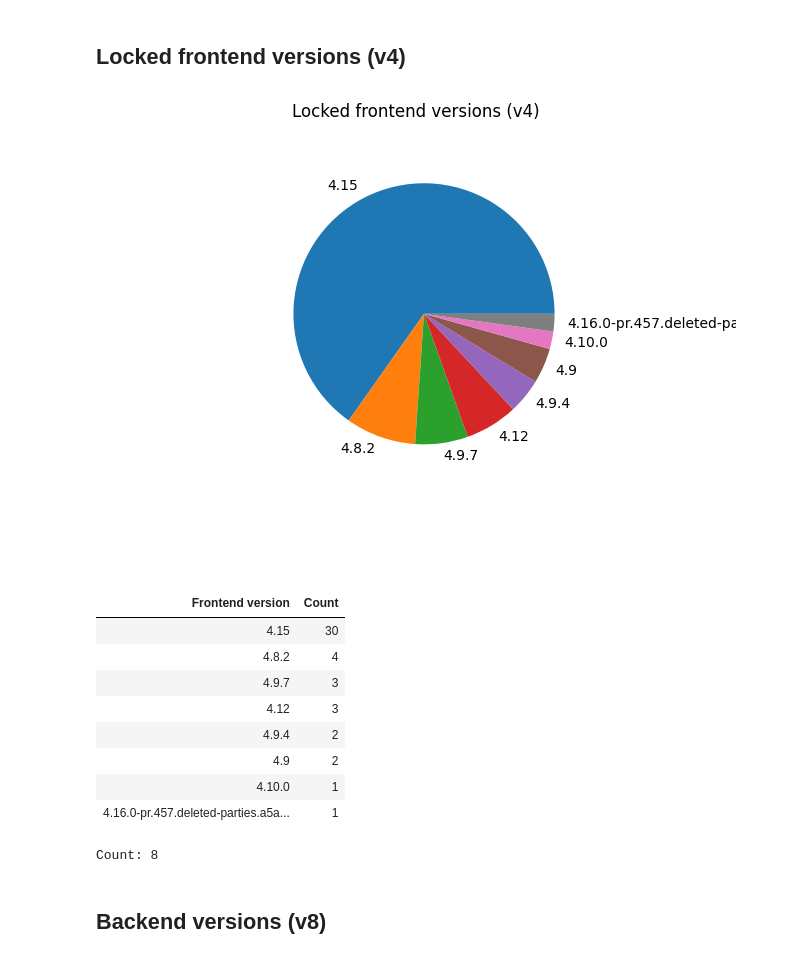
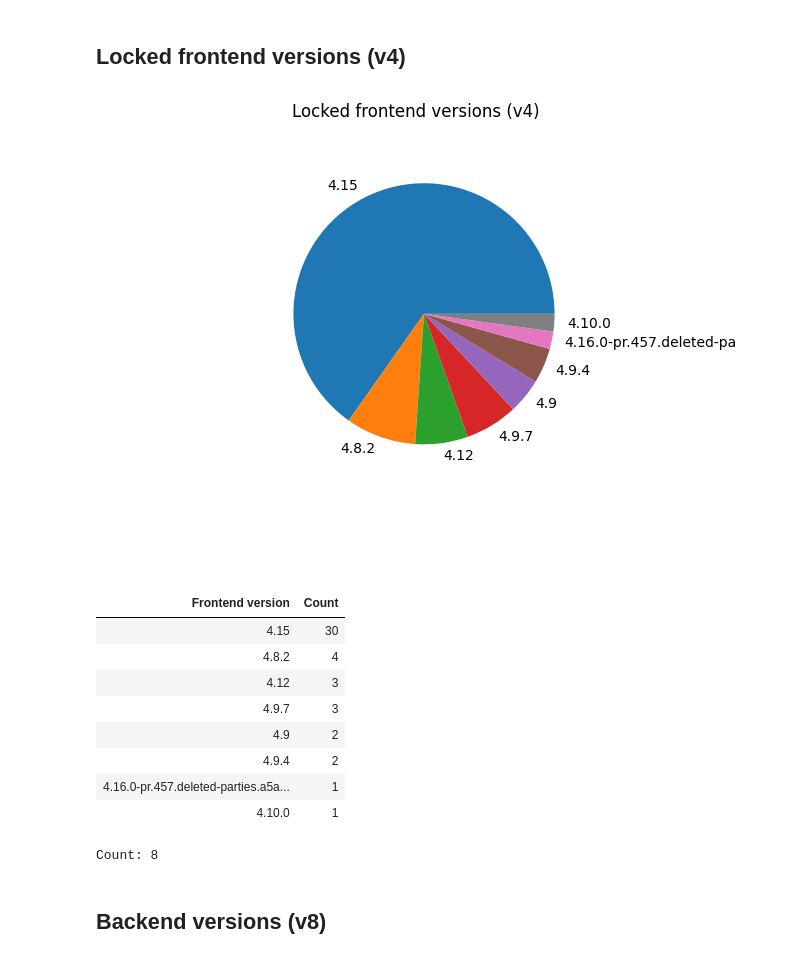
Before and after one commit to bjosttveit/altinn-app-insight, a Jupyter notebook: notebooks/version.ipynb, the cells around one changed output. Cells and saved outputs as stored; diff of their text form; code cells hidden in the pictures.

```diff
--- a/notebooks/version.ipynb
+++ b/notebooks/version.ipynb
@@ -33,23 +33,23 @@ Count: 3
 # %%
 with Apps.init(cache_dir) as apps:
     frontend_versions = apps.where(lambda app: app.env == "prod" and app.frontend_version.major == 4 and app.frontend_version != "4") \
     .group_by({"Frontend version": lambda app: app.frontend_version}) \
     .select({"Count": lambda apps: apps.length}) \
-    .order_by(lambda apps: (apps.length), reverse=True) \
+    .order_by(lambda apps: (apps.length, apps.groupings["Frontend version"]), reverse=True) \
 
     frontend_versions.pie(title="Locked frontend versions (v4)", x="Frontend version", y="Count")
     frontend_versions.table()
 # %% [output]
-[figure, old version]
+[figure, new version]
 | Frontend version | Count |
 | 4.15 | 30 |
 | 4.8.2 | 4 |
+| 4.12 | 3 |
 | 4.9.7 | 3 |
-| 4.12 | 3 |
+| 4.9 | 2 |
 | 4.9.4 | 2 |
-| 4.9 | 2 |
+| 4.16.0-pr.457.deleted-parties.a5a... | 1 |
 | 4.10.0 | 1 |
-| 4.16.0-pr.457.deleted-parties.a5a... | 1 |
 Count: 8
 # %% [markdown]
 ## Backend versions (v8)
```
Also changed, not shown: parts of 2 cells of this notebook, 9 other files.
